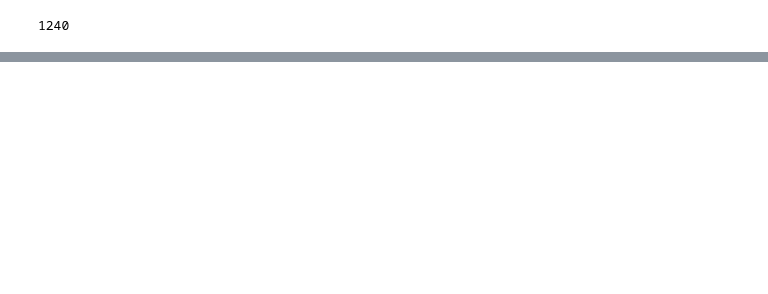
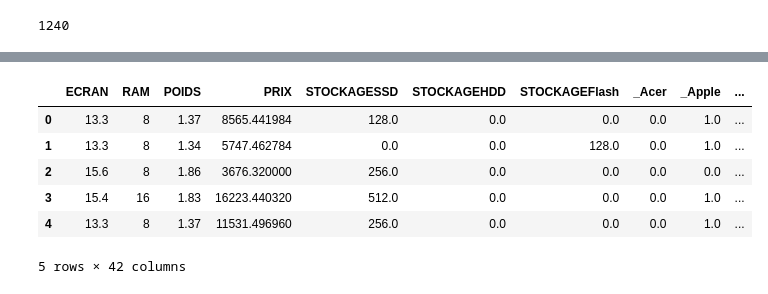
Before and after one commit to lokmane101/laptop-price-prediction, a Jupyter notebook: EDA KAGGLE.ipynb, the cells around one changed output, grey strips where cells are left out. Cells and saved outputs as stored; diff of their text form; code cells hidden in the pictures; blank space fills up the shorter version.

```diff
--- a/EDA KAGGLE.ipynb
+++ b/EDA KAGGLE.ipynb
@@ -214,0 +269,27 @@ data1 = pd.get_dummies(data1, columns=['CPU_Brand'], prefix='')
+# %%
+data1.head()
+
+data1 = pd.get_dummies(data1, columns=['GPU'], prefix='Grapihque')
+# %%
+def convert_boolean_to_binary(data1):
+    for column in data1.columns:
+        if data1[column].dtype == bool:
+            data1[column] = data1[column].astype(int)
+    return data1
+data1 = convert_boolean_to_binary(data1)
+# %%
+df=pd.read_csv('DATA/Cleaned_data.csv')
+# %%
+resultat = pd.concat([data1, df], sort=False)
+
+resultat = resultat.fillna(0)
+# %%
+resultat.head()
+# %% [output]
+|  | ECRAN | RAM | POIDS | PRIX | STOCKAGESSD | STOCKAGEHDD | STOCKAGEFlash | _Acer | _Apple | ... |
+| 0 | 13.3 | 8 | 1.37 | 8565.441984 | 128.0 | 0.0 | 0.0 | 0.0 | 1.0 | ... |
+| 1 | 13.3 | 8 | 1.34 | 5747.462784 | 0.0 | 0.0 | 128.0 | 0.0 | 1.0 | ... |
+| 2 | 15.6 | 8 | 1.86 | 3676.320000 | 256.0 | 0.0 | 0.0 | 0.0 | 0.0 | ... |
+| 3 | 15.4 | 16 | 1.83 | 16223.440320 | 512.0 | 0.0 | 0.0 | 0.0 | 1.0 | ... |
+| 4 | 13.3 | 8 | 1.37 | 11531.496960 | 256.0 | 0.0 | 0.0 | 0.0 | 1.0 | ... |
+5 rows × 42 columns
```
Also changed, not shown: parts of 20 cells of this notebook, 5 other files.
